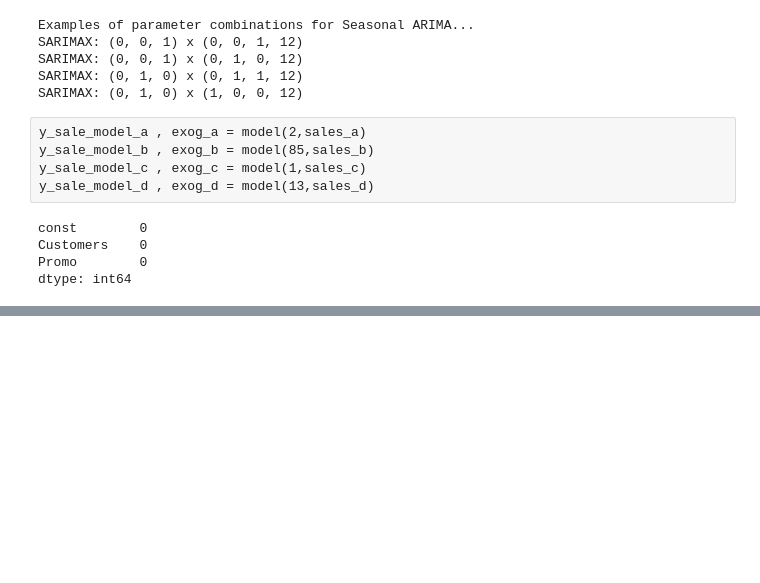
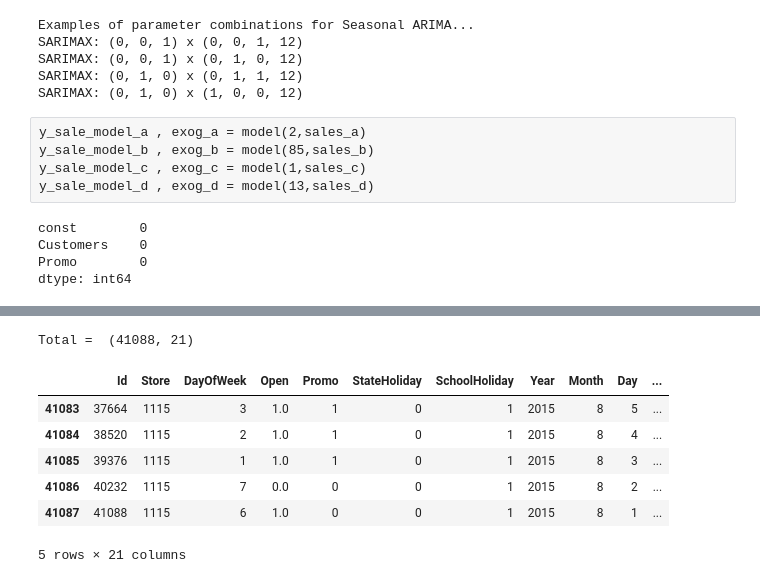
Before and after one commit to AbdurRehman1234/FYPSalesforecasting, a Jupyter notebook: project.ipynb, the cells around one changed output, grey strips where cells are left out. Cells and saved outputs as stored; diff of their text form; code cells hidden in the pictures; blank space fills up the shorter version.

```diff
--- a/project.ipynb
+++ b/project.ipynb
@@ -518,0 +569,19 @@ if __name__ == "__main__":
+# %%
+test_data.fillna(1, inplace=True)
+# %%
+test_data['Year']= test_data.index.year
+test_data['Month']= test_data.index.month
+test_data['Day']= test_data.index.day
+test_data['WeekOfYear']= test_data.index.weekofyear
+# %%
+mapp = {'0':0, 'a':1, 'b':2, 'c':3, 'd':4}
+# %%
+test_data.StateHoliday.replace(mapp, inplace=True)
+tr_st.Assortment.replace(mapp, inplace=True)
+tr_st.StoreType.replace(mapp,inplace=True)
+tr_st.StateHoliday.replace(mapp,inplace=True)
+tr_st.drop("PromoInterval", axis=1, inplace=True)
+
+data_st.StoreType.replace(mapp, inplace=True)
+data_st.Assortment.replace(mapp, inplace=True)
+data_st.drop("PromoInterval", axis=1, inplace=True)
@@ -518,0 +598,15 @@ if __name__ == "__main__":
+# %%
+test_st = pd.merge(test_data, data_st, how='inner', on='Store')
+test_st['CompetitionOpen']=12 * (test_st.Year - test_st.CompetitionOpenSinceYear) + (test_st.Month - test_st.CompetitionOpenSinceMonth)
+test_st['PromoOpen']= 12 * (test_st.Year - test_st.Promo2SinceYear) + (test_st.WeekOfYear - test_st.Promo2SinceWeek)/ 4.0
+print("Total = ", test_st.shape)
+test_st.tail()
+# %% [output]
+Total =  (41088, 21)
+|  | Id | Store | DayOfWeek | Open | Promo | StateHoliday | SchoolHoliday | Year | Month | Day | ... |
+| 41083 | 37664 | 1115 | 3 | 1.0 | 1 | 0 | 1 | 2015 | 8 | 5 | ... |
+| 41084 | 38520 | 1115 | 2 | 1.0 | 1 | 0 | 1 | 2015 | 8 | 4 | ... |
+| 41085 | 39376 | 1115 | 1 | 1.0 | 1 | 0 | 1 | 2015 | 8 | 3 | ... |
+| 41086 | 40232 | 1115 | 7 | 0.0 | 0 | 0 | 1 | 2015 | 8 | 2 | ... |
+| 41087 | 41088 | 1115 | 6 | 1.0 | 0 | 0 | 1 | 2015 | 8 | 1 | ... |
+5 rows × 21 columns
```
Also changed, not shown: parts of 25 cells of this notebook, 2 other files.
